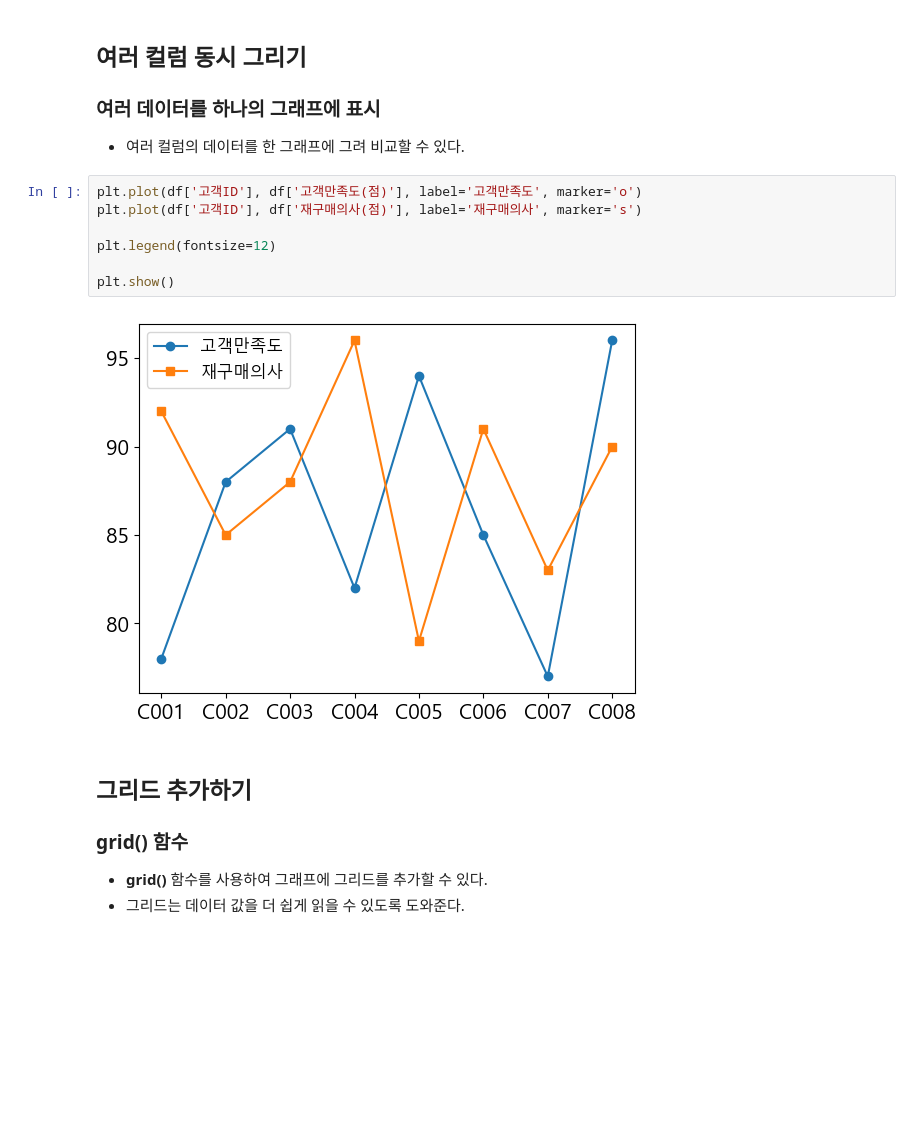
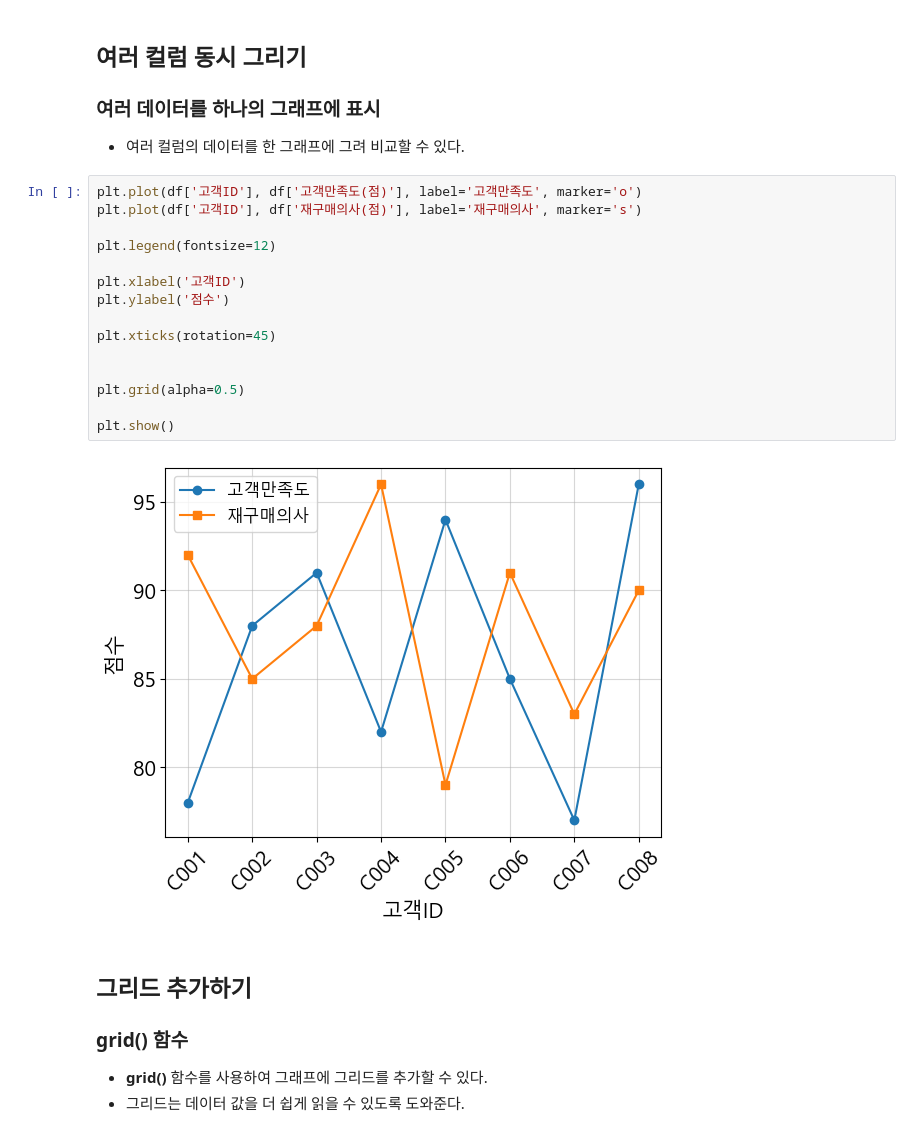
Before and after one commit to kimhonesty/Wia-Education, a Jupyter notebook: 03_Matplotlib-main/07_data_frame.ipynb, the cells around one changed output. Drawn from its saved outputs; the diff is of its cells as text; blank space fills up the shorter version.

```diff
--- a/03_Matplotlib-main/07_data_frame.ipynb
+++ b/03_Matplotlib-main/07_data_frame.ipynb
@@ -51,12 +51,20 @@ plt.show()
 # %%
 plt.plot(df['고객ID'], df['고객만족도(점)'], label='고객만족도', marker='o')
 plt.plot(df['고객ID'], df['재구매의사(점)'], label='재구매의사', marker='s')
 
 plt.legend(fontsize=12)
 
+plt.xlabel('고객ID')
+plt.ylabel('점수')
+
+plt.xticks(rotation=45)
+
+
+plt.grid(alpha=0.5)
+
 plt.show()
 # %% [output]
-[figure, old version]
+[figure, new version]
 # %% [markdown]
 ## 그리드 추가하기
 ### grid() 함수
```
Also changed, not shown: parts of 1 cell of this notebook, 7 other files.
